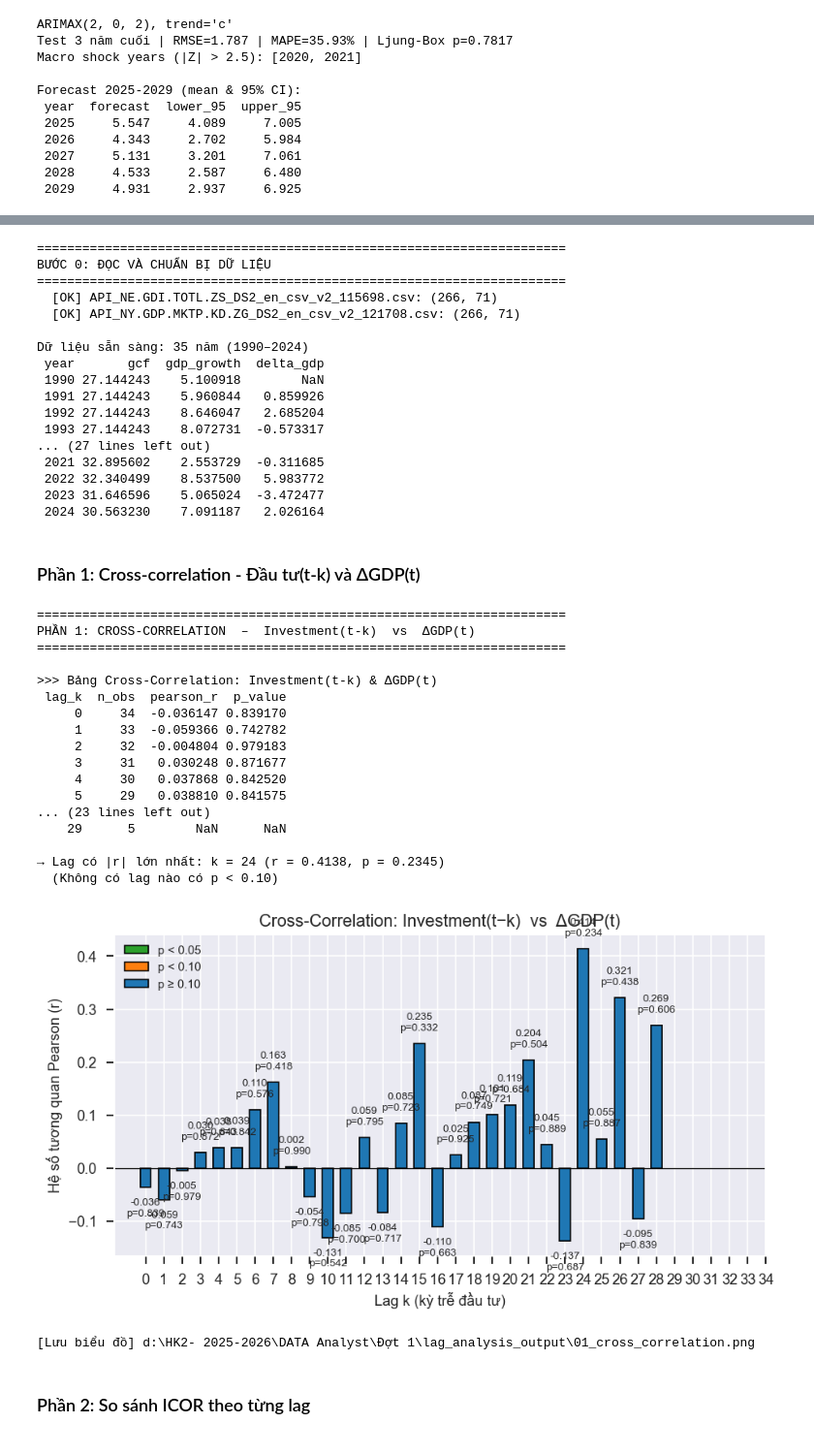
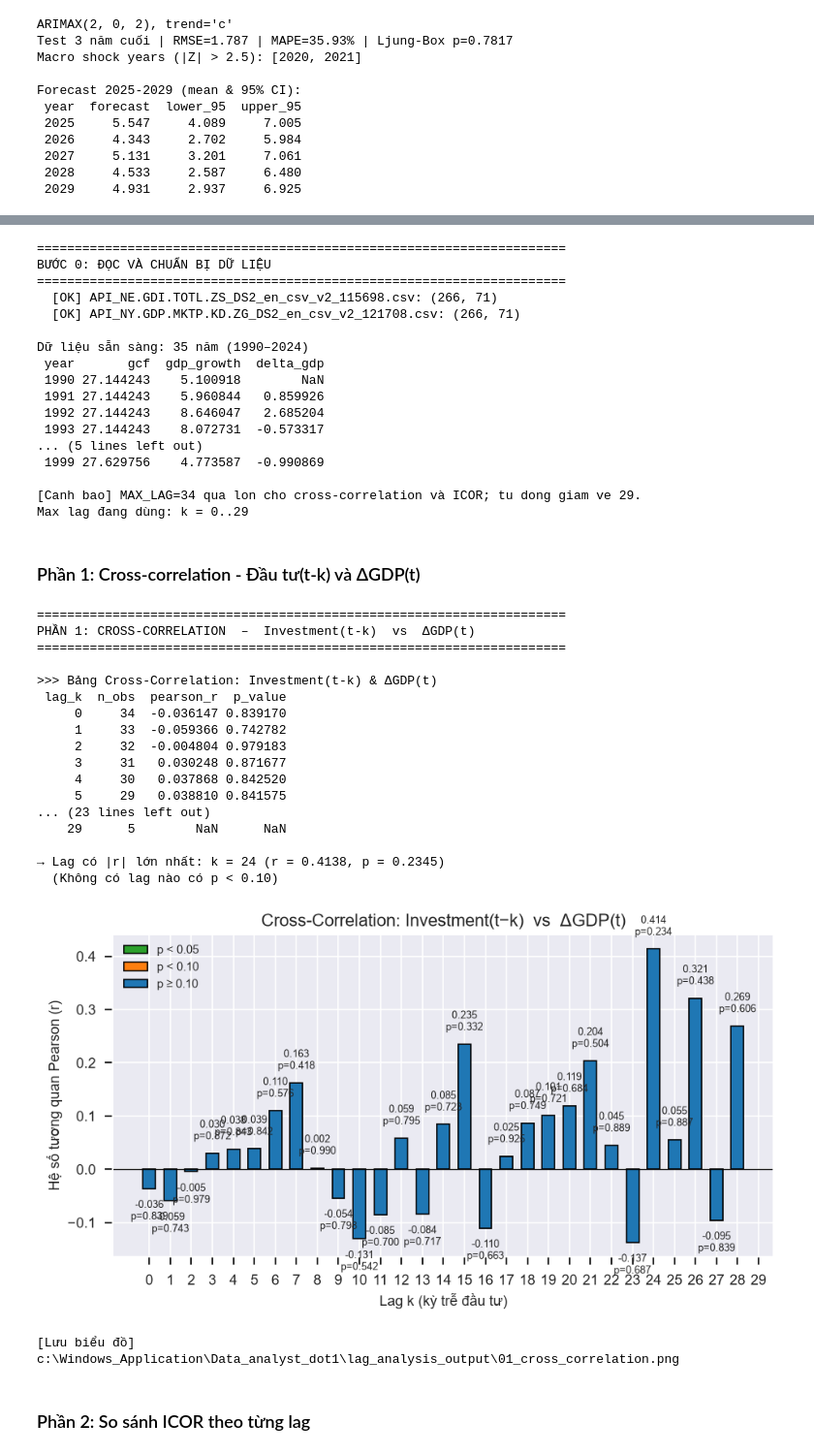
Before and after one commit to kung-da/Data_analyst_dot1, a Jupyter notebook: icor_analysis.ipynb, the cells around one changed output, grey strips where cells are left out. Shown at 97% size. Saved outputs shown, nothing was run; the diff lists cells and outputs as text; code cells hidden in the pictures.

```diff
--- a/icor_analysis.ipynb
+++ b/icor_analysis.ipynb
@@ -1091,6 +1091,7 @@ Mục tiêu:
 Dữ liệu: World Bank CSV – GCF (% GDP) và GDP growth (%)
 # %%
 from pathlib import Path
+import math
 import warnings
 
 import numpy as np
@@ -1116,7 +1117,17 @@ plt.rcParams.update({
 BASE_DIR = Path(BASE_DIR) if "BASE_DIR" in globals() else Path.cwd()
 START_YEAR = 1990
 END_YEAR = 2024
-MAX_LAG = 34  # k = 0..34
+MAX_LAG = 34  # Tu sua so k toi da o day, vi du: 10, 15, 20.
+
+
+def cap_max_lag(max_lag: int, n_obs: int, min_obs: int = 5, label: str = "phan tich") -> int:
+    """Gioi han max lag de moi lag con du so quan sat toi thieu."""
+    max_allowed = max(0, n_obs - min_obs)
+    if max_lag > max_allowed:
+        print(f"[Canh bao] MAX_LAG={max_lag} qua lon cho {label}; tu dong giam ve {max_allowed}.")
+        return max_allowed
+    return max_lag
+
 
 OUTPUT_DIR = BASE_DIR / "lag_analysis_output"
 OUTPUT_DIR.mkdir(exist_ok=True)
@@ -1169,9 +1180,18 @@ df = df.set_index("year").interpolate(method="linear", limit_direction="both").r
 df["delta_gdp"] = df["gdp_growth"].diff()
 
 print(f"\nDữ liệu sẵn sàng: {len(df)} năm ({df['year'].min()}–{df['year'].max()})")
-print(df[["year", "gcf", "gdp_growth", "delta_gdp"]].to_string(index=False))
+print(df[["year", "gcf", "gdp_growth", "delta_gdp"]].head(10).to_string(index=False))
 print()
 
+MAX_LAG = cap_max_lag(
+    MAX_LAG,
+    n_obs=len(df.dropna(subset=["delta_gdp"])),
+    min_obs=5,
+    label="cross-correlation và ICOR",
+)
+LAG_VALUES = list(range(MAX_LAG + 1))
+print(f"Max lag đang dùng: k = 0..{MAX_LAG}")
+
 # ====================================================================
 # %% [output]
 ======================================================================
@@ -1186,11 +1206,11 @@ Dữ liệu sẵn sàng: 35 năm (1990–2024)
  1991 27.144243    5.960844   0.859926
  1992 27.144243    8.646047   2.685204
  1993 27.144243    8.072731  -0.573317
-... (27 lines left out)
- 2021 32.895602    2.553729  -0.311685
- 2022 32.340499    8.537500   5.983772
- 2023 31.646596    5.065024  -3.472477
- 2024 30.563230    7.091187   2.026164
+... (5 lines left out)
+ 1999 27.629756    4.773587  -0.990869
+
+[Canh bao] MAX_LAG=34 qua lon cho cross-correlation và ICOR; tu dong giam ve 29.
+Max lag đang dùng: k = 0..29
 # %% [markdown]
 ### Phần 1: Cross-correlation - Đầu tư(t-k) và ΔGDP(t)
 # %%
@@ -1204,7 +1224,7 @@ print("=" * 70)
 valid = df.dropna(subset=["delta_gdp"]).copy()
 
 results_cc = []
-for k in range(MAX_LAG + 1):
+for k in LAG_VALUES:
     # GCF(t-k) → lag k kỳ → dịch chuỗi GCF về trước k bước
     shifted = valid["gcf"].shift(k)
     mask = shifted.notna() & valid["delta_gdp"].notna()
@@ -1241,7 +1261,7 @@ ax.axhline(0, color="black", linewidth=0.8)
 ax.set_xlabel("Lag k (kỳ trễ đầu tư)")
 ax.set_ylabel("Hệ số tương quan Pearson (r)")
 ax.set_title("Cross-Correlation: Investment(t−k)  vs  ΔGDP(t)")
-ax.set_xticks(range(MAX_LAG + 1))
+ax.set_xticks(cc_df["lag_k"].astype(int).tolist())
 for i, row in cc_df.iterrows():
     ax.text(row["lag_k"], row["pearson_r"] + 0.02 * np.sign(row["pearson_r"]),
             f'{row["pearson_r"]:.3f}\np={row["p_value"]:.3f}',
@@ -1251,35 +1271,35 @@ from matplotlib.patches import Patch
 legend_elements = [
     Patch(facecolor='#2ca02c', edgecolor='black', label='p < 0.05'),
     Patch(facecolor='#ff7f0e', edgecolor='black', label='p < 0.10'),
     Patch(facecolor='#1f77b4', edgecolor='black', label='p ≥ 0.10'),
 ]
 ax.legend(handles=legend_elements, loc="best", fontsize=9)
 fig.tight_layout()
 fig.savefig(OUTPUT_DIR / "01_cross_correlation.png", dpi=150, bbox_inches="tight")
 plt.show()
 print(f"\n[Lưu biểu đồ] {OUTPUT_DIR / '01_cross_correlation.png'}")
 
 # ====================================================================
 # %% [output]
 ======================================================================
 PHẦN 1: CROSS-CORRELATION  –  Investment(t-k)  vs  ΔGDP(t)
 ======================================================================
 
 >>> Bảng Cross-Correlation: Investment(t-k) & ΔGDP(t)
  lag_k  n_obs  pearson_r  p_value
      0     34  -0.036147 0.839170
      1     33  -0.059366 0.742782
      2     32  -0.004804 0.979183
      3     31   0.030248 0.871677
      4     30   0.037868 0.842520
      5     29   0.038810 0.841575
 ... (23 lines left out)
     29      5        NaN      NaN
 
 → Lag có |r| lớn nhất: k = 24 (r = 0.4138, p = 0.2345)
   (Không có lag nào có p < 0.10)
-[figure, old version]
+[figure, new version]
-[Lưu biểu đồ] d:\HK2- 2025-2026\DATA Analyst\Đợt 1\lag_analysis_output\01_cross_correlation.png
+[Lưu biểu đồ] c:\Windows_Application\Data_analyst_dot1\lag_analysis_output\01_cross_correlation.png
 # %% [markdown]
 ### Phần 2: So sánh ICOR theo từng lag
 # %%
```
Also changed, not shown: parts of 5 cells of this notebook, 6 other files.
